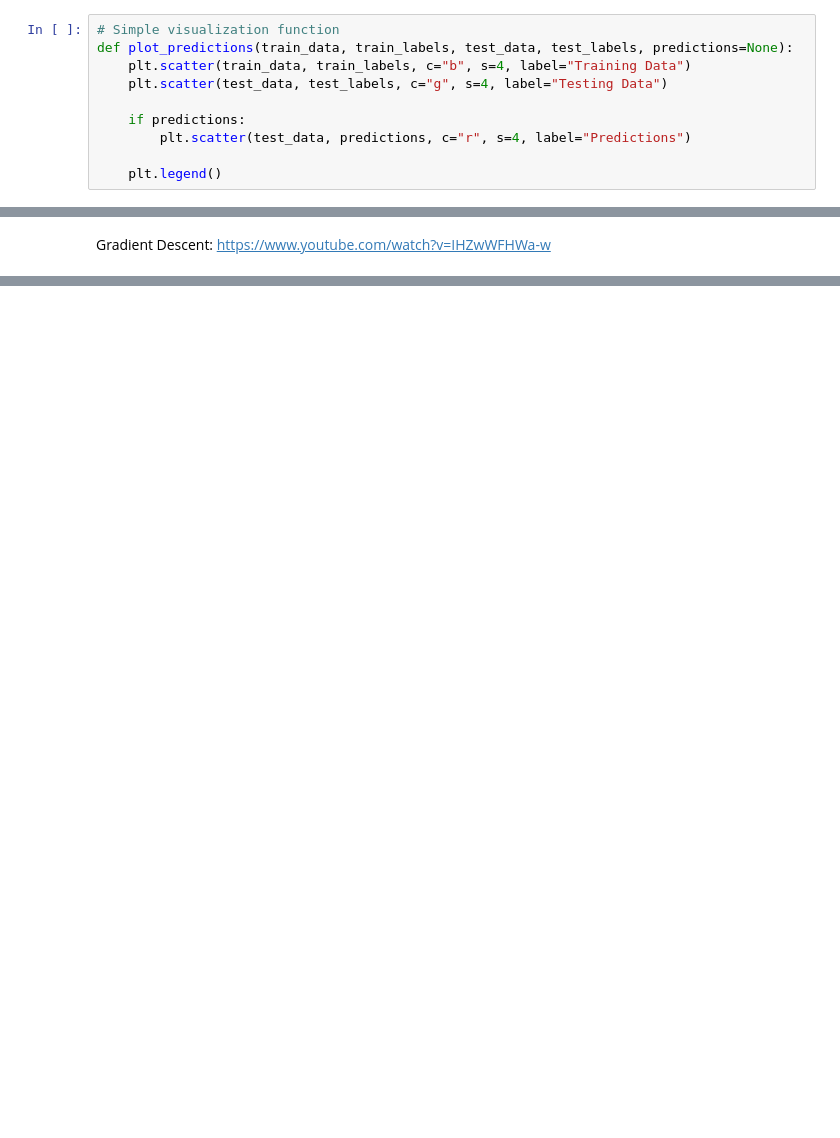
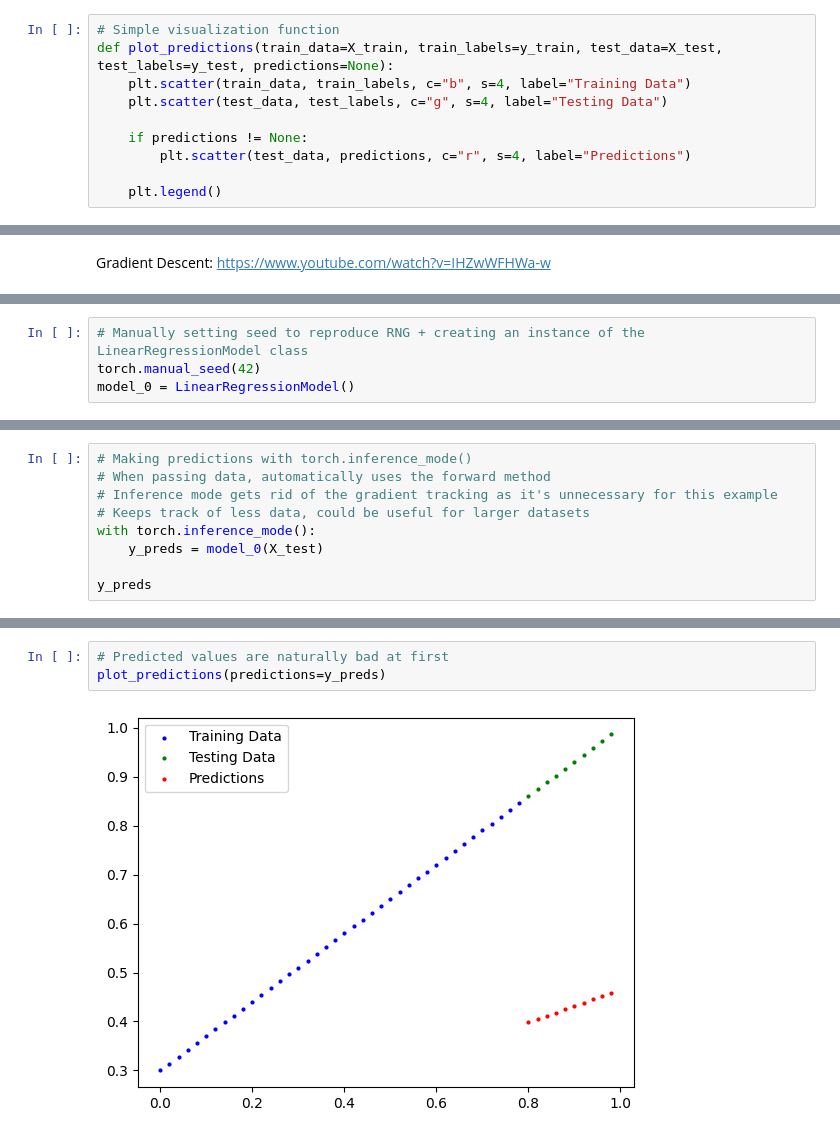
Before and after one commit to RumiaGIT/pytorch-research, a Jupyter notebook: 01-pytorch-workflow.ipynb, the cells around one changed output, grey strips where cells are left out. Drawn from its saved outputs; the diff is of its cells as text; blank space fills up the shorter version.

```diff
--- a/01-pytorch-workflow.ipynb
+++ b/01-pytorch-workflow.ipynb
@@ -81,11 +87,11 @@ len(X_train), len(y_train), len(X_test), len(y_test)
 (40, 40, 10, 10)
 # %%
 # Simple visualization function
-def plot_predictions(train_data, train_labels, test_data, test_labels, predictions=None):
+def plot_predictions(train_data=X_train, train_labels=y_train, test_data=X_test, test_labels=y_test, predictions=None):
     plt.scatter(train_data, train_labels, c="b", s=4, label="Training Data")
     plt.scatter(test_data, test_labels, c="g", s=4, label="Testing Data")
 
-    if predictions:
+    if predictions != None:
         plt.scatter(test_data, predictions, c="r", s=4, label="Predictions")
 
     plt.legend()
@@ -152,0 +216,4 @@ Gradient Descent: https://www.youtube.com/watch?v=IHZwWFHWa-w
+# %%
+# Manually setting seed to reproduce RNG + creating an instance of the LinearRegressionModel class
+torch.manual_seed(42)
+model_0 = LinearRegressionModel()
@@ -152,0 +253,9 @@ Gradient Descent: https://www.youtube.com/watch?v=IHZwWFHWa-w
+# %%
+# Making predictions with torch.inference_mode()
+# When passing data, automatically uses the forward method
+# Inference mode gets rid of the gradient tracking as it's unnecessary for this example
+# Keeps track of less data, could be useful for larger datasets
+with torch.inference_mode():
+    y_preds = model_0(X_test)
+
+y_preds
@@ -152,0 +273,5 @@ Gradient Descent: https://www.youtube.com/watch?v=IHZwWFHWa-w
+# %%
+# Predicted values are naturally bad at first
+plot_predictions(predictions=y_preds)
+# %% [output]
+[figure, added]
```
Also changed, not shown: parts of 54 cells of this notebook, 7 other files.
